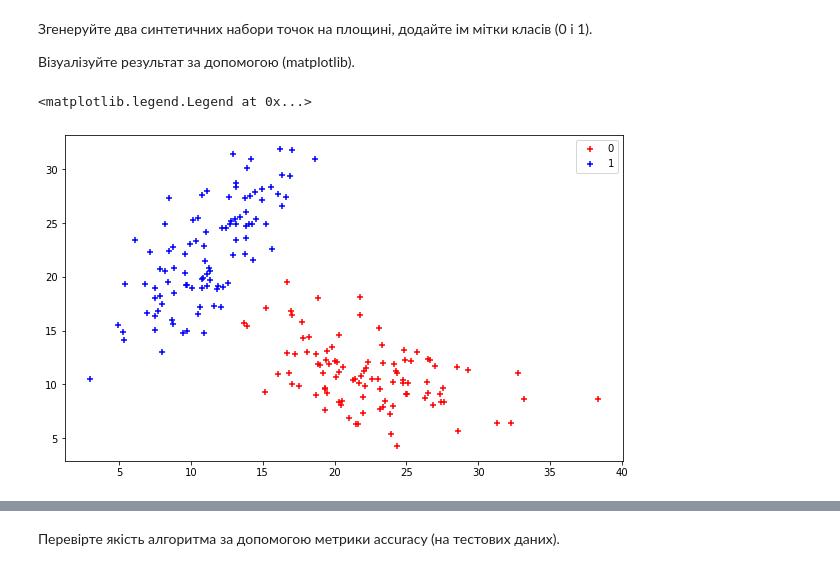
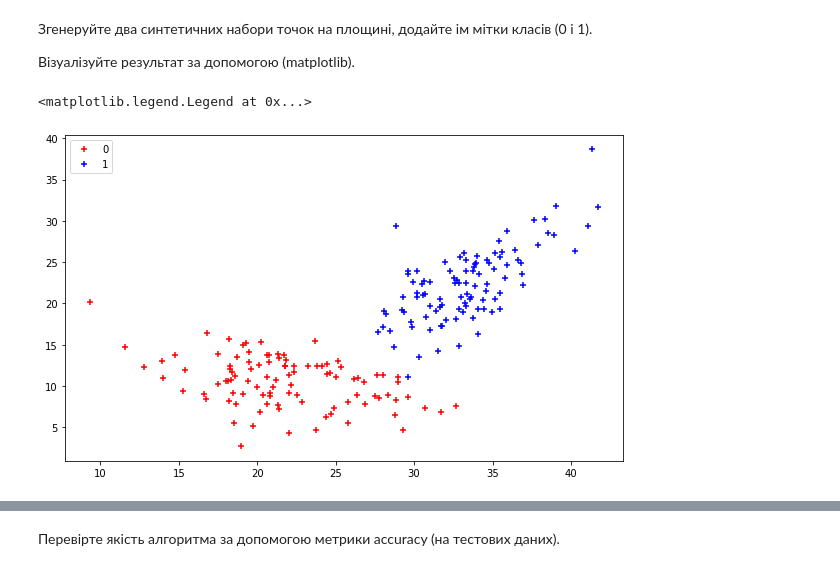
Before and after one commit to valeria-scherb/da-labs, a Jupyter notebook: Laba1.ipynb, the cells around one changed output, grey strips where cells are left out. Cells and saved outputs as stored; diff of their text form; code cells hidden in the pictures.

```diff
--- a/Laba1.ipynb
+++ b/Laba1.ipynb
@@ -76,23 +85,23 @@ plt.plot(its, np.zeros(iter_limit+1), color='k')
 
 Візуалізуйте результат за допомогою (matplotlib).
 # %%
-points = 100
-mean_1 = [22, 11]
-cov_1 = [[20, -5],
-         [-5, 10]]
-mean_2 = [11, 22]
-cov_2 = [[10, 10],
-         [10, 20]]
+points = 100        # количество точек
+mean_1 = [22, 11]   # вектор среднего
+cov_1 = [[20, -5],  #   и матрица ковариации
+         [-5, 10]]  #     для первого класса
+mean_2 = [33, 22]   # вектор среднего
+cov_2 = [[10, 10],  #   и матрица ковариации
+         [10, 20]]  #     для второго класса
 # -------------------------------------------------
-pts_1 = np.random.multivariate_normal(mean_1, cov_1, points)
-pts_2 = np.random.multivariate_normal(mean_2, cov_2, points)
+pts_1 = np.random.multivariate_normal(mean_1, cov_1, points)  # получение выборки точек из первого (0)
+pts_2 = np.random.multivariate_normal(mean_2, cov_2, points)  #   и второго (1) класса ~ N^2[mean_i, cov_i]
 # -------------------------------------------------
 plt.figure(figsize=(10, 6))
-plt.scatter(pts_1[:, 0], pts_1[:, 1], marker = '+', color='red', label='0')
-plt.scatter(pts_2[:, 0], pts_2[:, 1], marker = '+', color='blue', label='1')
+plt.scatter(pts_1[:, 0], pts_1[:, 1], marker = '+', color='red', label='0')  # красные точки принадлежат первому (0)
+plt.scatter(pts_2[:, 0], pts_2[:, 1], marker = '+', color='blue', label='1') #   а синие - второму (1) классу
 plt.legend()
 # %% [output]
 <matplotlib.legend.Legend at 0x...>
-[figure, old version]
+[figure, new version]
 # %% [markdown]
 Розділіть дані на класи за допомогою логістичної регресії.
```
Also changed, not shown: parts of 10 cells of this notebook.
